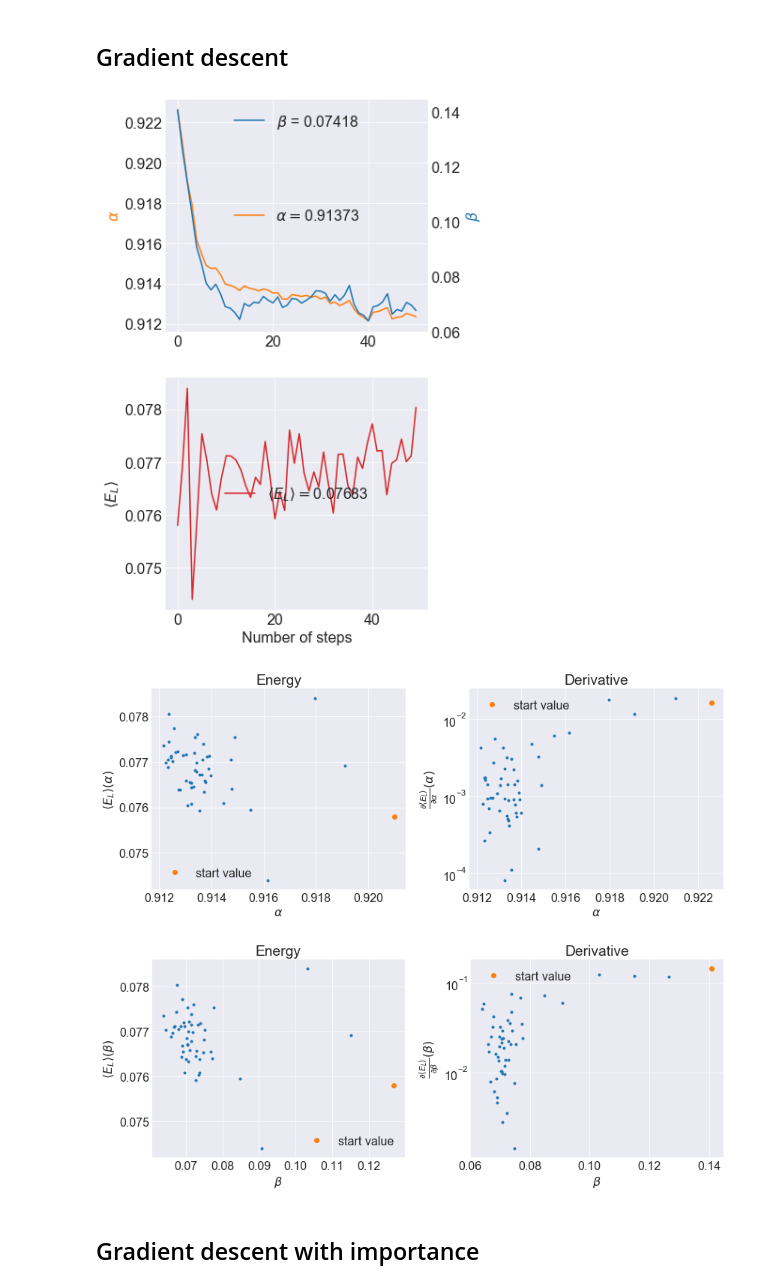
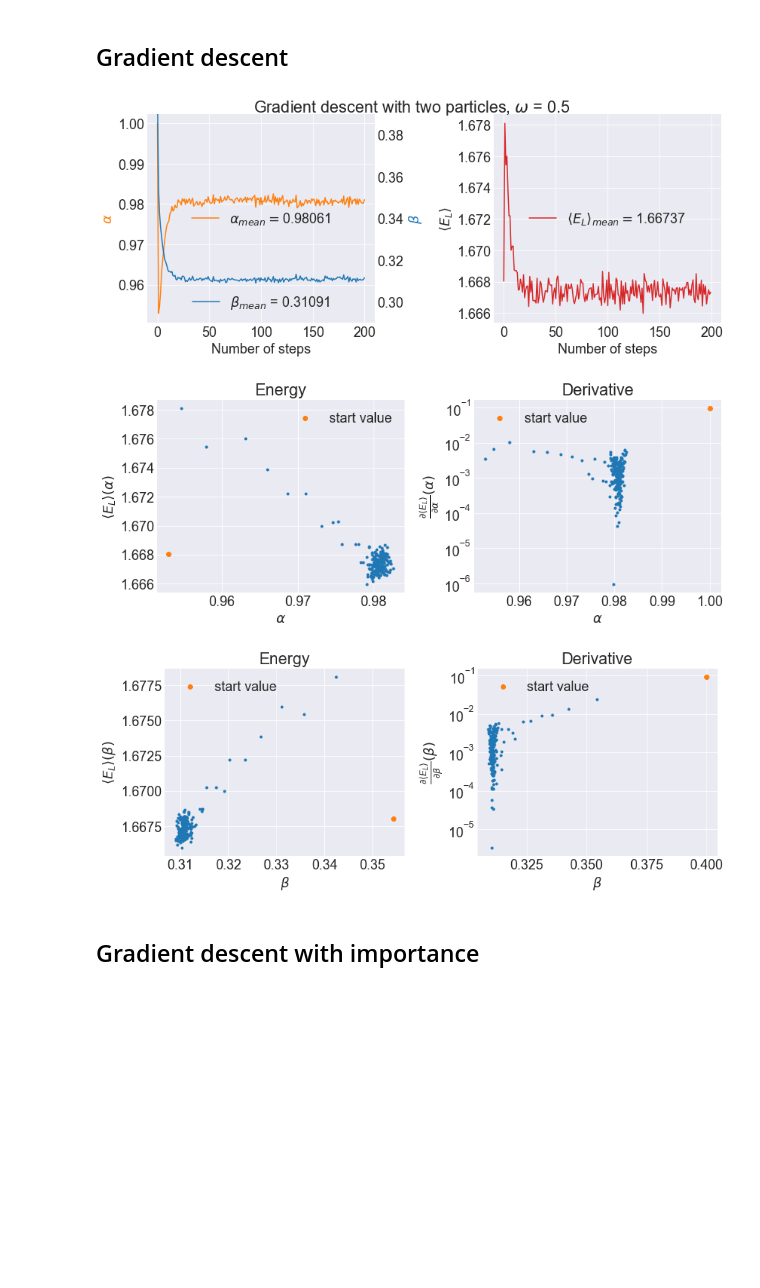
Before and after one commit to vildemjo/vmc_fermions, a Jupyter notebook: analysisscripts/plotting.ipynb, the cells around one changed output. Cells and saved outputs as stored; diff of their text form; code cells hidden in the pictures; blank space fills up the shorter version.

```diff
--- a/analysisscripts/plotting.ipynb
+++ b/analysisscripts/plotting.ipynb
@@ -28,7 +16,7 @@ print sqrt((p1[0]-p2[0])**2+ (p1[1]-p2[1])**2)
 # %% [markdown]
 ## Gradient descent
 # %%
-omega = 0.01
+omega = 0.5
 gamma = 0.5
 alphastart = 1.0
 
@@ -43,12 +31,12 @@ elif (omega == 0.05):
     alphastart = 0.93
     gamma = 0.1
 elif (omega == 0.01):
-    betastart = 0.15
-    alphastart = 0.93
+    betastart = 0.1
+    alphastart = 0.89
     gamma = 0.1
 
-X = genfromtxt(file_loc + "\\exercise_g\\gradient_descent_interaction_p2_importance_omega_%i_alphastart_%i_betastart_%i_gamma_%i.txt"%(int(omega*100), int(alphastart*100), int(betastart*100), int(gamma*1000)), skip_header = 1)
-# X = genfromtxt(file_loc + "\\exercise_e\\gradient_descent_interaction_p2_omega_%i_alphastart_%i_betastart_%i_gamma_%i.txt"%(int(omega*100), int(alphastart*100), int(betastart*100), int(gamma*1000)), skip_header = 1)
+# X = genfromtxt(file_loc + "\\exercise_e\\gradient_descent_interaction_p2_brute_force_omega_%i_alphastart_%i_betastart_%i_gamma_%i.txt"%(int(omega*100), int(alphastart*100), int(betastart*100), int(gamma*1000)), skip_header = 1)
+X = genfromtxt(file_loc + "\\exercise_e\\gradient_descent_interaction_p2_omega_%i_alphastart_%i_betastart_%i_gamma_%i.txt"%(int(omega*100), int(alphastart*100), int(betastart*100), int(gamma*1000)), skip_header = 1)
 
 alpha = X[:,0]
 beta = X[:,1]
@@ -56,21 +44,26 @@ energy = X[:,2]
 derivative_alpha = X[:,3]
 derivative_beta = X[:,4]
 
-figure(figsize=(5,10))
-ax1 = subplot(2,1,1)
+figure(figsize=(12,5))
+suptitle("Gradient descent with two particles, $\omega$ = %.1f"%omega, y=1.005)
+ax1 = subplot(1,2,1)
 ax2 = twinx(ax1)
-ax1.plot(alpha, color="C1", label="$\\alpha = $%.5f"%mean(alpha[-50:]))
+ax1.plot(alpha, color="C1", label="$\\alpha_{mean} = $%.5f"%mean(alpha[-50:]))
 ax1.set_ylabel("$\\alpha$", color="C1")
-ax2.plot(beta, label="$\\beta$ = %.5f"%mean(beta[-50:]))
+ax2.plot(beta, label="$\\beta_{mean}$ = %.5f"%mean(beta[-50:]))
 ax2.set_ylabel("$\\beta$", color= "C0")
 ax1.legend(loc=10)
-ax2.legend(loc=9)
+ax2.legend(loc=8)
+ax2.set_ylim([0.29, 0.39])
 ax2.grid(False)
-subplot(2,1,2)
-plot(energy[1:], color = "C3", label="$\\left<E_L\\right> = $%.5f"%mean(energy[-50:]))
+ax1.set_xlabel("Number of steps")
+subplot(1,2,2)
+plot(energy[1:], color = "C3", label="$\\left<E_L\\right>_{mean} = $%.5f"%mean(energy[-50:]))
 ylabel( "$\\left<E_L\\right>$")
 xlabel("Number of steps")
 legend(loc=10)
+tight_layout()
+savefig("../Results/example_gradient_descent.png")
 
 figure(figsize=(12,5))
 subplot(1,2,1)
@@ -82,36 +75,36 @@ xlabel("$\\alpha$")
 ylabel("$\\left<E_L\\right>(\\alpha)$")
 # axhline(y=3, linestyle="--")
 subplot(1,2,2)
 title("Energy")
 xlabel("$\\alpha$")
 ylabel("$\\frac{\\partial \\left<E_L\\right>}{\\partial \\alpha}(\\alpha)$")
 semilogy(alpha, abs(derivative_alpha), ".")
 plot(alpha[0], abs(derivative_alpha[0]), "o", label="start value")
 title("Derivative")
 legend()
 tight_layout()
 
 figure(figsize=(12,5))
 subplot(1,2,1)
 plot(beta[1:], energy[1:], ".")
 plot(beta[1], energy[1], "o", label="start value")
 title("Energy")
 # axhline(y=3, linestyle="--")
 xlabel("$\\beta$")
 ylabel("$\\left<E_L\\right>(\\beta)$")
 legend()
 subplot(1,2,2)
 semilogy(beta, abs(derivative_beta), ".")
 plot(beta[0], abs(derivative_beta[0]), "o", label="start value")
 xlabel("$\\beta$")
 ylabel("$\\frac{\\partial \\left<E_L\\right>}{\\partial \\beta}(\\beta)$")
 title("Derivative")
 legend()
 tight_layout()
 # %% [output]
-[figure, old version]
+[figure, new version]
-[figure, old version]
+[figure, new version]
-[figure, old version]
+[figure, new version]
 # %% [markdown]
 ## Gradient descent with importance
 # %%
```
Also changed, not shown: parts of 9 cells of this notebook, 21 other files.
